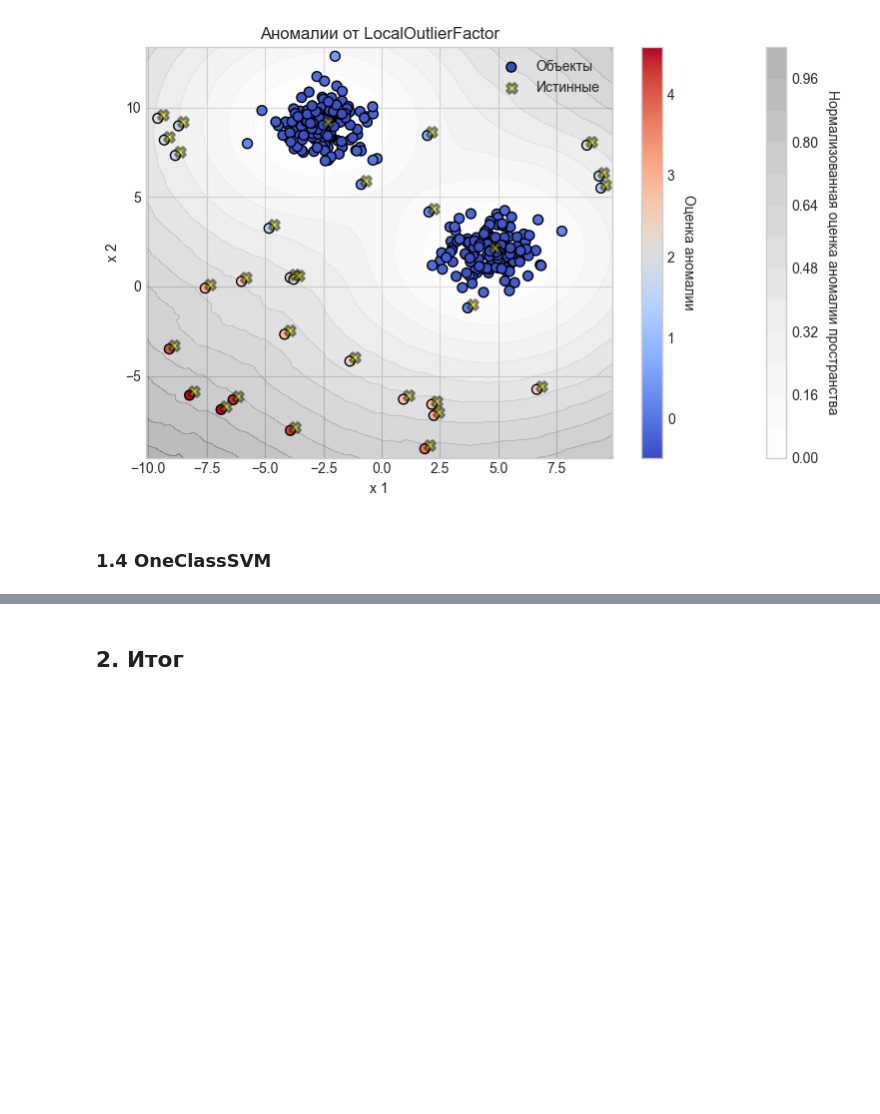
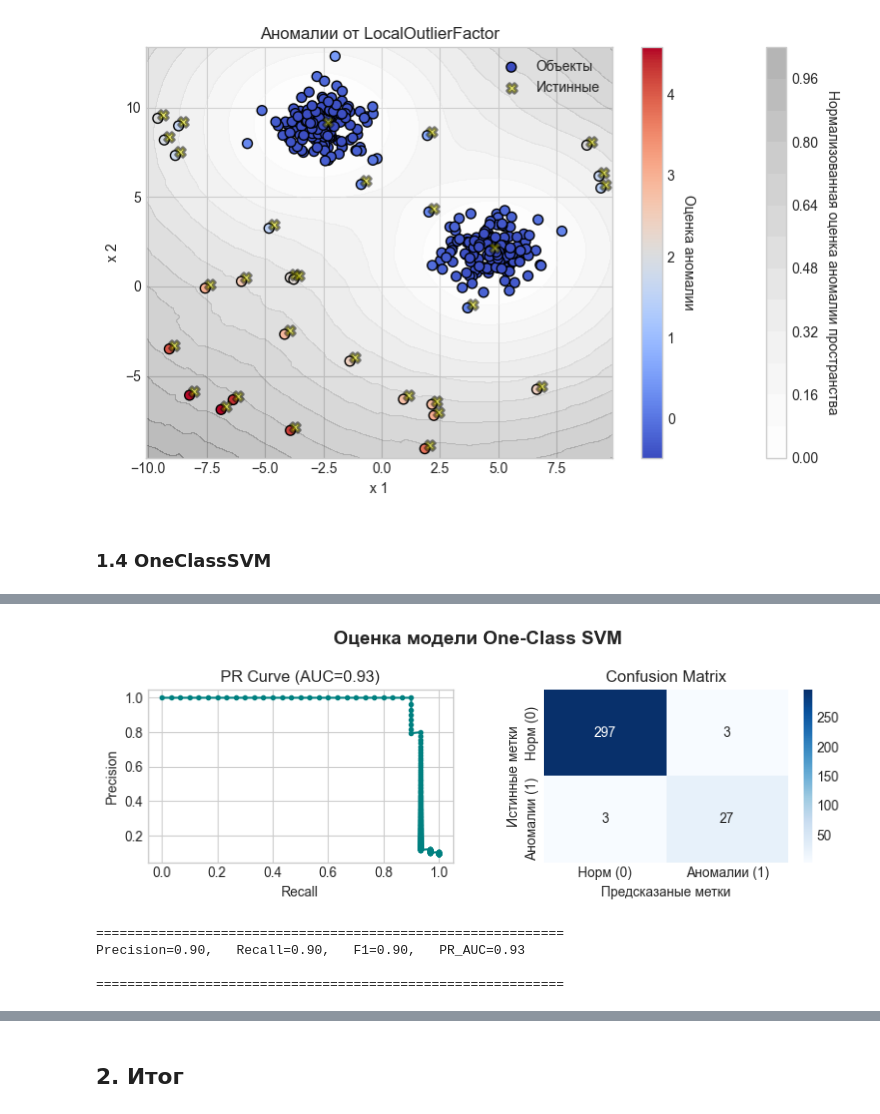
Before and after one commit to Aliaksandr-Borsuk/anomaly_detection_project, a Jupyter notebook: notebooks/1_Classical_ML/1_01_sinthetic_data.ipynb, the cells around one changed output, grey strips where cells are left out. Saved outputs shown, nothing was run; the diff lists cells and outputs as text; code cells hidden in the pictures; blank space fills up the shorter version.

Commit message:
Исправлено обучение OCSVM

```diff
--- a/notebooks/1_Classical_ML/1_01_sinthetic_data.ipynb
+++ b/notebooks/1_Classical_ML/1_01_sinthetic_data.ipynb
@@ -400,13 +396,3 @@ plot_anomaly_field(X, grid_lof, y_true=y, model_name = 'LocalOutlierFactor', sho
 [figure]
 # %% [markdown]
 ### 1.4 OneClassSVM
-# %%
-# Поиск гиперпараметров
-ocsvm = OneClassSVM(kernel='rbf')
-
-param_ocsvm = {
-    'nu': [0.003, 0.007, 0.01, 0.02, 0.05],
-    'gamma': ['scale',  0.1, 0.5, 1]
-}
-
-grid_ocsvm = timed_grid_search(ocsvm, param_ocsvm, X, y)
@@ -457,0 +486,11 @@ plot_anomaly_field(X, grid_ocsvm, y_true=y, model_name = 'OneClassSVM') #,show_s
+# %%
+param_ocsvm = {
+    'nu': [0.001, 0.003, 0.005, 0.01, 0.05],
+    'gamma': ['scale',  0.1, 0.5, 1]
+}
+
+my_grid_ocsvm =  OCSVM_GridSearchCV(
+    param_grid=param_ocsvm,
+    random_state=RANDOM_STATE
+)
+my_grid_ocsvm.fit(X, y)
@@ -457,0 +525,9 @@ plot_anomaly_field(X, grid_ocsvm, y_true=y, model_name = 'OneClassSVM') #,show_s
+# %%
+# оценка
+plot_pr_curve_and_conf_matrix(my_grid_ocsvm, X, y, 'One-Class SVM' )
+# %% [output]
+[figure, added]
+============================================================
+Precision=0.90,   Recall=0.90,   F1=0.90,   PR_AUC=0.93
+
+============================================================
```
Also changed, not shown: parts of 13 cells of this notebook, 1 other file.
